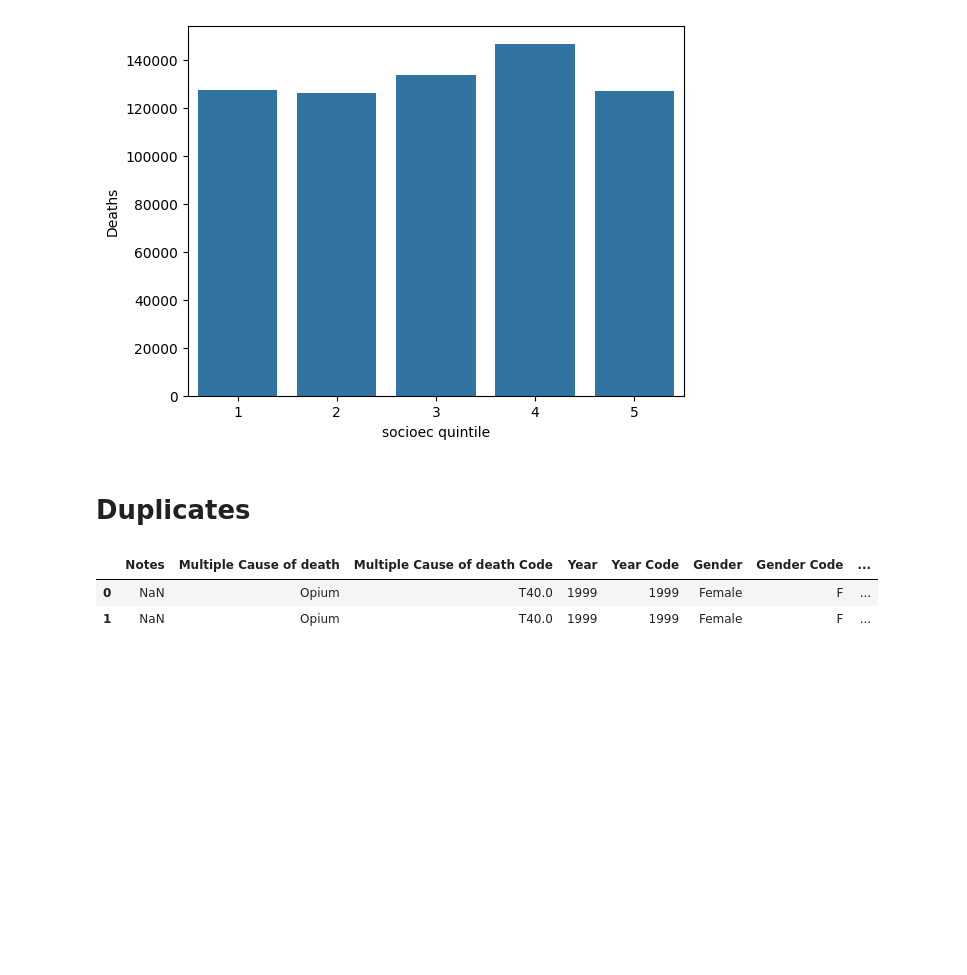
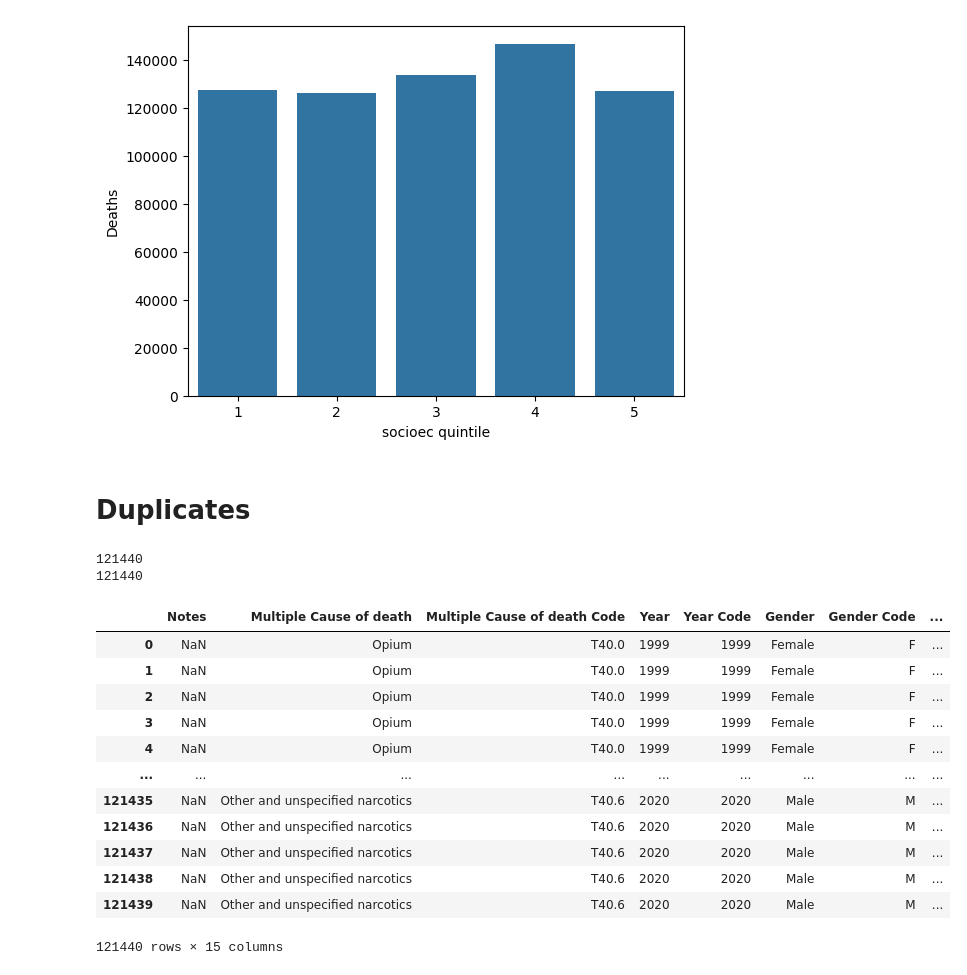
Before and after one commit to jmsarabia/fentanyl_eda, a Jupyter notebook: EDA.ipynb, the cells around one changed output. Cells and saved outputs as stored; diff of their text form; code cells hidden in the pictures; blank space fills up the shorter version.

```diff
--- a/EDA.ipynb
+++ b/EDA.ipynb
@@ -66,11 +66,25 @@ sns.barplot(data=base.groupby(["socioec quintile"])["Deaths"].sum().reset_index(
 # %% [markdown]
 # Duplicates
 # %%
-## Hello
-base.head(2)
+# There are no complete duplicates in the dataset, based on all columns
+print(len(base))
+print(len(base.drop_duplicates()))
+base.drop_duplicates(inplace=False)
 # %% [output]
+121440
+121440
 |  | Notes | Multiple Cause of death | Multiple Cause of death Code | Year | Year Code | Gender | Gender Code | ... |
 | 0 | NaN | Opium | T40.0 | 1999 | 1999 | Female | F | ... |
 | 1 | NaN | Opium | T40.0 | 1999 | 1999 | Female | F | ... |
+| 2 | NaN | Opium | T40.0 | 1999 | 1999 | Female | F | ... |
+| 3 | NaN | Opium | T40.0 | 1999 | 1999 | Female | F | ... |
+| 4 | NaN | Opium | T40.0 | 1999 | 1999 | Female | F | ... |
+| ... | ... | ... | ... | ... | ... | ... | ... | ... |
+| 121435 | NaN | Other and unspecified narcotics | T40.6 | 2020 | 2020 | Male | M | ... |
+| 121436 | NaN | Other and unspecified narcotics | T40.6 | 2020 | 2020 | Male | M | ... |
+| 121437 | NaN | Other and unspecified narcotics | T40.6 | 2020 | 2020 | Male | M | ... |
+| 121438 | NaN | Other and unspecified narcotics | T40.6 | 2020 | 2020 | Male | M | ... |
+| 121439 | NaN | Other and unspecified narcotics | T40.6 | 2020 | 2020 | Male | M | ... |
+121440 rows × 15 columns
 # %% [markdown]
 ## Outliers
```
Also changed, not shown: parts of 7 cells of this notebook.
